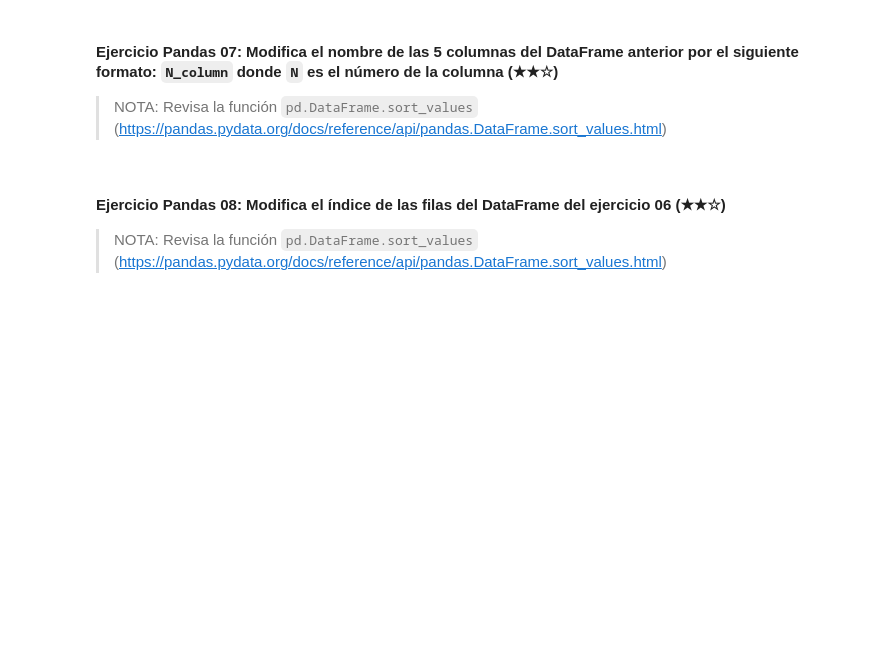
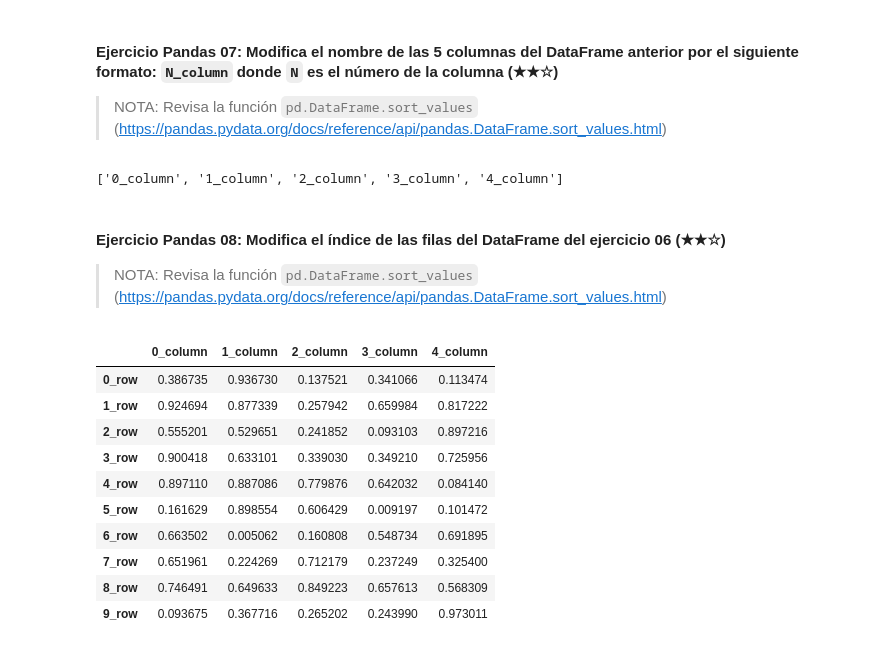
Before and after one commit to MaryFER104/data-engineer-handbook, a Jupyter notebook: 03-pandas/03.1-Intro-To-Pandas.es.ipynb, the cells around one changed output. Saved outputs shown, nothing was run; the diff lists cells and outputs as text; code cells hidden in the pictures; blank space fills up the shorter version.

```diff
--- a/03-pandas/03.1-Intro-To-Pandas.es.ipynb
+++ b/03-pandas/03.1-Intro-To-Pandas.es.ipynb
@@ -339,7 +462,42 @@ En el siguiente enlace puedes conseguir las [soluciones a los ejercicios de pand
 #### Ejercicio Pandas 07: Modifica el nombre de las 5 columnas del DataFrame anterior por el siguiente formato: `N_column` donde `N` es el número de la columna (★★☆)
 
 > NOTA: Revisa la función `pd.DataFrame.sort_values` (https://pandas.pydata.org/docs/reference/api/pandas.DataFrame.sort_values.html)
+# %%
+df_aleatorio = [f'{i}_column' for i in range(5)]
+df_aleatorio
+# %% [output]
+['0_column', '1_column', '2_column', '3_column', '4_column']
 # %% [markdown]
 #### Ejercicio Pandas 08: Modifica el índice de las filas del DataFrame del ejercicio 06 (★★☆)
 
 > NOTA: Revisa la función `pd.DataFrame.sort_values` (https://pandas.pydata.org/docs/reference/api/pandas.DataFrame.sort_values.html)
+# %%
+num_filas = 10
+num_columnas = 5
+
+array_aleatorio = np.random.rand(num_filas, num_columnas)
+
+nombres_columnas = ['columna1', 'columna2', 'columna3', 'columna4', 'columna5']
+df_aleatorio = pd.DataFrame(array_aleatorio, columns=nombres_columnas)
+
+# print(df_aleatorio.sort_values(by='columna1', ascending=True)) # This line was originally in input-18, you can uncomment it if you need to sort the DataFrame
+
+# Instead of overwriting df_aleatorio, create a new variable for the column names
+nuevos_nombres_columnas = [f'{i}_column' for i in range(5)]
+df_aleatorio.columns = nuevos_nombres_columnas # Assign the new names to the DataFrame columns
+
+nuevos_indices = [f"{i}_row" for i in range(10)]
+df_aleatorio.index = nuevos_indices # Now this should work as df_aleatorio is still a DataFrame
+df_aleatorio
+# %% [output]
+|  | 0_column | 1_column | 2_column | 3_column | 4_column |
+| 0_row | 0.386735 | 0.936730 | 0.137521 | 0.341066 | 0.113474 |
+| 1_row | 0.924694 | 0.877339 | 0.257942 | 0.659984 | 0.817222 |
+| 2_row | 0.555201 | 0.529651 | 0.241852 | 0.093103 | 0.897216 |
+| 3_row | 0.900418 | 0.633101 | 0.339030 | 0.349210 | 0.725956 |
+| 4_row | 0.897110 | 0.887086 | 0.779876 | 0.642032 | 0.084140 |
+| 5_row | 0.161629 | 0.898554 | 0.606429 | 0.009197 | 0.101472 |
+| 6_row | 0.663502 | 0.005062 | 0.160808 | 0.548734 | 0.691895 |
+| 7_row | 0.651961 | 0.224269 | 0.712179 | 0.237249 | 0.325400 |
+| 8_row | 0.746491 | 0.649633 | 0.849223 | 0.657613 | 0.568309 |
+| 9_row | 0.093675 | 0.367716 | 0.265202 | 0.243990 | 0.973011 |
```
Also changed, not shown: parts of 9 cells of this notebook.
